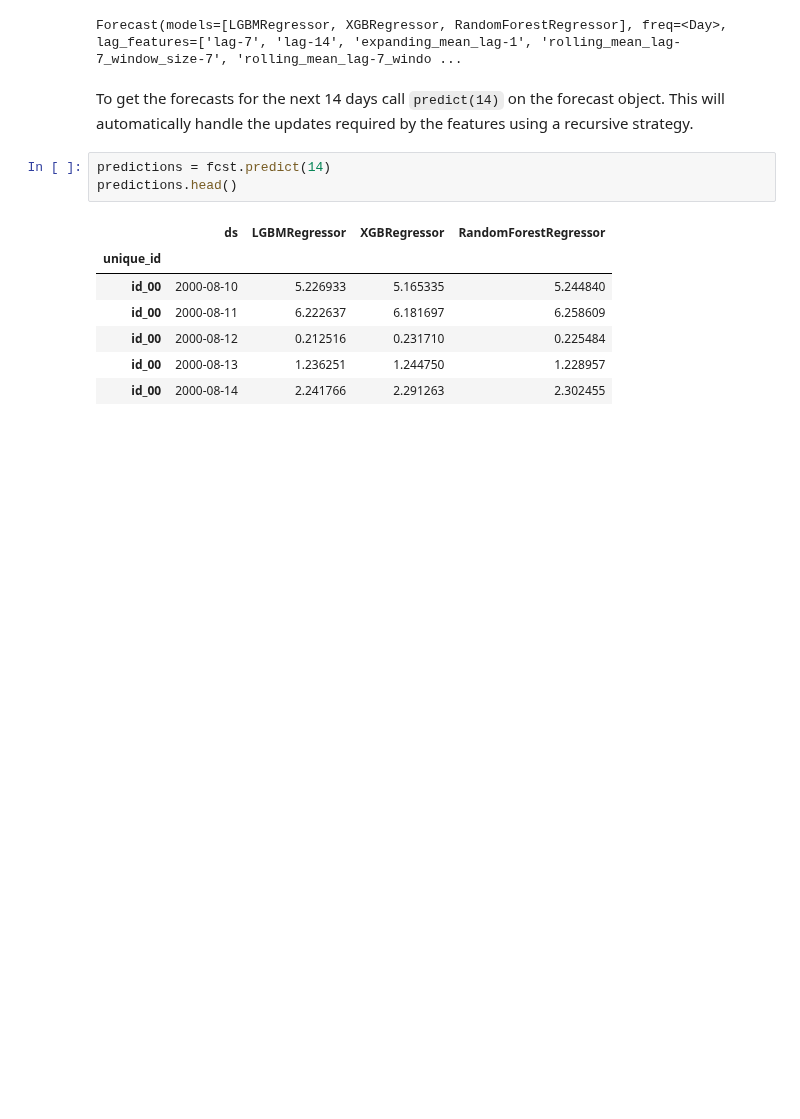
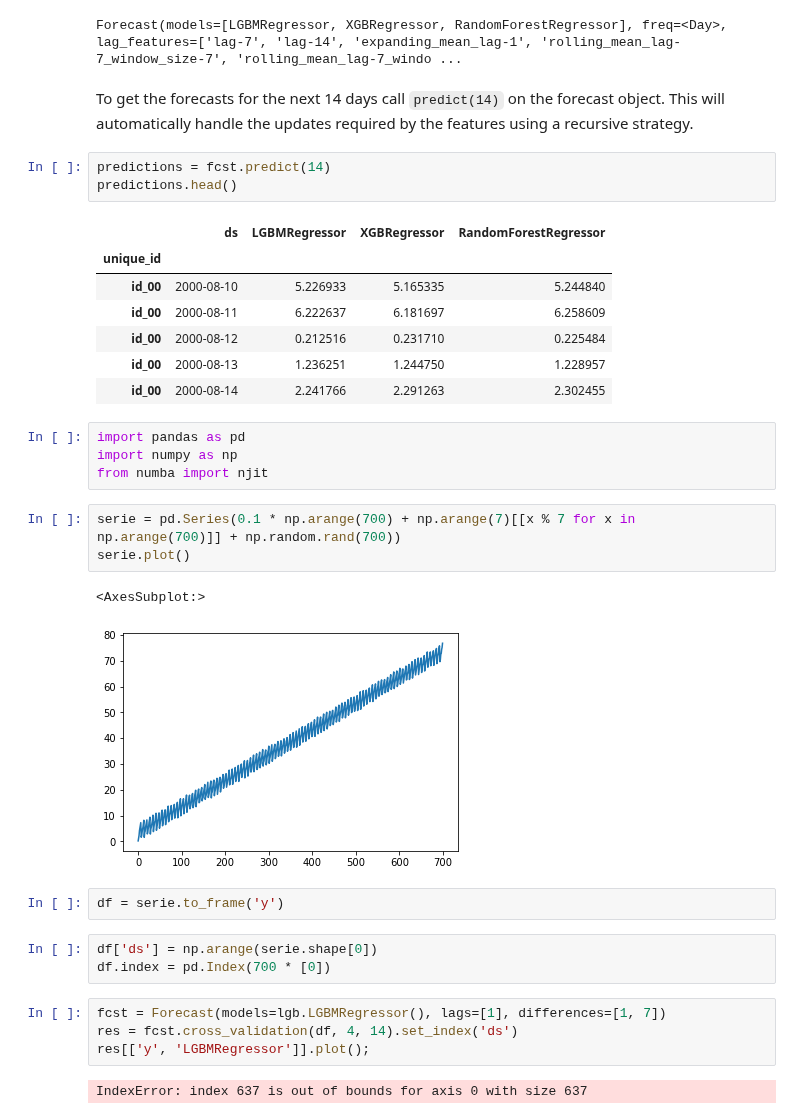
Before and after one commit to Nixtla/mlforecast, a Jupyter notebook: nbs/index.ipynb, the cells around one changed output. Saved outputs shown, nothing was run; the diff lists cells and outputs as text; blank space fills up the shorter version.

```diff
--- a/nbs/index.ipynb
+++ b/nbs/index.ipynb
@@ -93,3 +97,24 @@ predictions.head()
 | id_00 | 2000-08-12 | 0.212516 | 0.231710 | 0.225484 |
 | id_00 | 2000-08-13 | 1.236251 | 1.244750 | 1.228957 |
 | id_00 | 2000-08-14 | 2.241766 | 2.291263 | 2.302455 |
+# %%
+import pandas as pd
+import numpy as np
+from numba import njit
+# %%
+serie = pd.Series(0.1 * np.arange(700) + np.arange(7)[[x % 7 for x in np.arange(700)]] + np.random.rand(700))
+serie.plot()
+# %% [output]
+<AxesSubplot:>
+[figure, added]
+# %%
+df = serie.to_frame('y')
+# %%
+df['ds'] = np.arange(serie.shape[0])
+df.index = pd.Index(700 * [0])
+# %%
+fcst = Forecast(models=lgb.LGBMRegressor(), lags=[1], differences=[1, 7])
+res = fcst.cross_validation(df, 4, 14).set_index('ds')
+res[['y', 'LGBMRegressor']].plot();
+# %% [output]
+IndexError: index 637 is out of bounds for axis 0 with size 637
```
Also changed, not shown: parts of 2 cells of this notebook, 5 other files.
